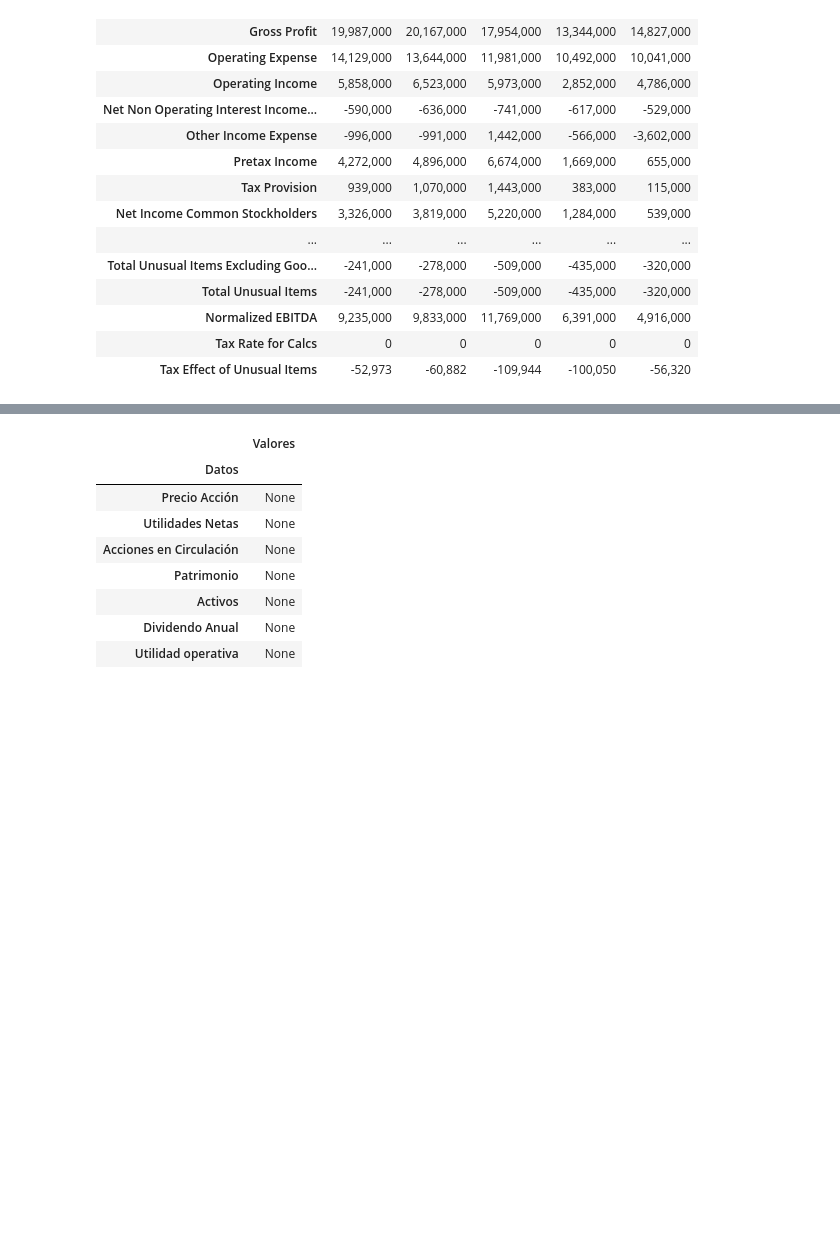
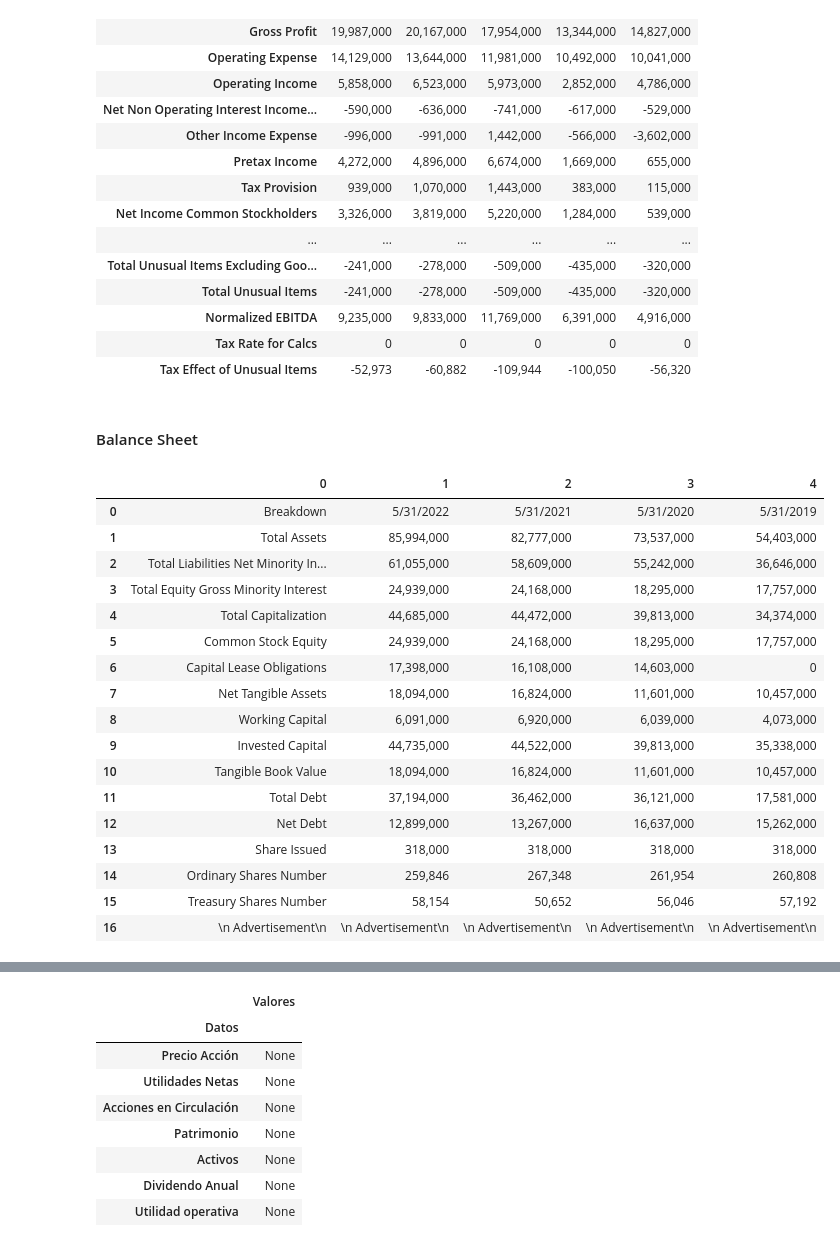
Before and after one commit to gabilang12/finanzas_corporativas, a Jupyter notebook: fc_parte_6.ipynb, the cells around one changed output, grey strips where cells are left out. Saved outputs shown, nothing was run; the diff lists cells and outputs as text; code cells hidden in the pictures; blank space fills up the shorter version.

```diff
--- a/fc_parte_6.ipynb
+++ b/fc_parte_6.ipynb
@@ -185,3 +111,53 @@ Income_st
 | Normalized EBITDA | 9,235,000 | 9,833,000 | 11,769,000 | 6,391,000 | 4,916,000 |
 | Tax Rate for Calcs | 0 | 0 | 0 | 0 | 0 |
 | Tax Effect of Unusual Items | -52,973 | -60,882 | -109,944 | -100,050 | -56,320 |
+# %% [markdown]
+#### Balance Sheet
+# %%
+import requests
+read_data = requests.get(url_bs,headers={'User-Agent': 'Mozilla/5.0 (Macintosh; Intel Mac OS X 10_13_4) AppleWebKit/537.36 (KHTML, like Gecko) Chrome/35.0.1916.47 Safari/537.36'})
+# %%
+soup_is= BeautifulSoup(read_data.content,"lxml")
+
+divTag = soup_is.find_all("div", {"class": {"D(tbc)", "Ta(c)"}})
+
+ls= []
+ls.append("Breakdown")
+
+for tag in divTag:
+  tag_value =  tag.get('value')
+  ls.append(tag.text)
+
+for i in ls:
+  if i == '-': findAndReplace(ls, '-', '0')
+
+contador = 0
+for i in ls:
+  if i=='5/31/2022':
+    del ls[1:contador]
+  else: contador += 1
+
+new_ls = list(filter(None,ls))
+is_data = list(zip(*[iter(new_ls)]*5))
+# %%
+Balance_sheet = pd.DataFrame(is_data[0:])
+Balance_sheet
+# %% [output]
+|  | 0 | 1 | 2 | 3 | 4 |
+| 0 | Breakdown | 5/31/2022 | 5/31/2021 | 5/31/2020 | 5/31/2019 |
+| 1 | Total Assets | 85,994,000 | 82,777,000 | 73,537,000 | 54,403,000 |
+| 2 | Total Liabilities Net Minority In... | 61,055,000 | 58,609,000 | 55,242,000 | 36,646,000 |
+| 3 | Total Equity Gross Minority Interest | 24,939,000 | 24,168,000 | 18,295,000 | 17,757,000 |
+| 4 | Total Capitalization | 44,685,000 | 44,472,000 | 39,813,000 | 34,374,000 |
+| 5 | Common Stock Equity | 24,939,000 | 24,168,000 | 18,295,000 | 17,757,000 |
+| 6 | Capital Lease Obligations | 17,398,000 | 16,108,000 | 14,603,000 | 0 |
+| 7 | Net Tangible Assets | 18,094,000 | 16,824,000 | 11,601,000 | 10,457,000 |
+| 8 | Working Capital | 6,091,000 | 6,920,000 | 6,039,000 | 4,073,000 |
+| 9 | Invested Capital | 44,735,000 | 44,522,000 | 39,813,000 | 35,338,000 |
+| 10 | Tangible Book Value | 18,094,000 | 16,824,000 | 11,601,000 | 10,457,000 |
+| 11 | Total Debt | 37,194,000 | 36,462,000 | 36,121,000 | 17,581,000 |
+| 12 | Net Debt | 12,899,000 | 13,267,000 | 16,637,000 | 15,262,000 |
+| 13 | Share Issued | 318,000 | 318,000 | 318,000 | 318,000 |
+| 14 | Ordinary Shares Number | 259,846 | 267,348 | 261,954 | 260,808 |
+| 15 | Treasury Shares Number | 58,154 | 50,652 | 56,046 | 57,192 |
+| 16 | \n Advertisement\n | \n Advertisement\n | \n Advertisement\n | \n Advertisement\n | \n Advertisement\n |
```
Also changed, not shown: parts of 17 cells of this notebook.
